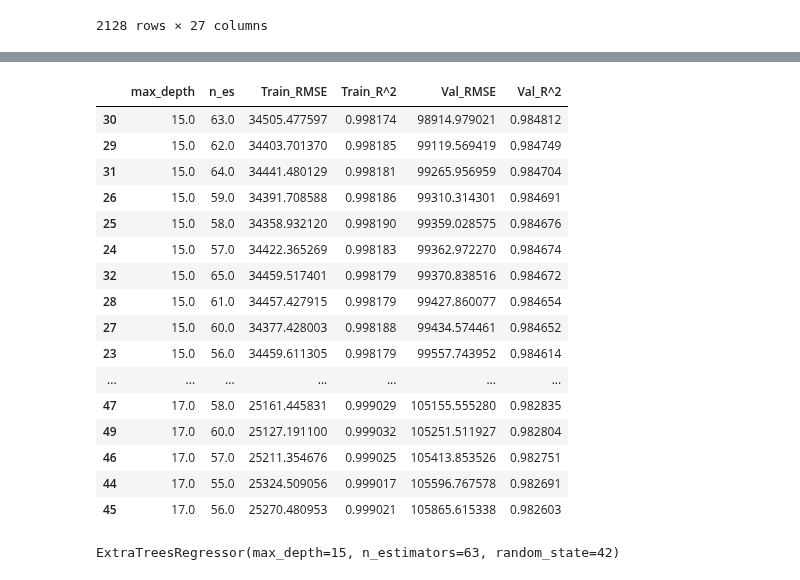
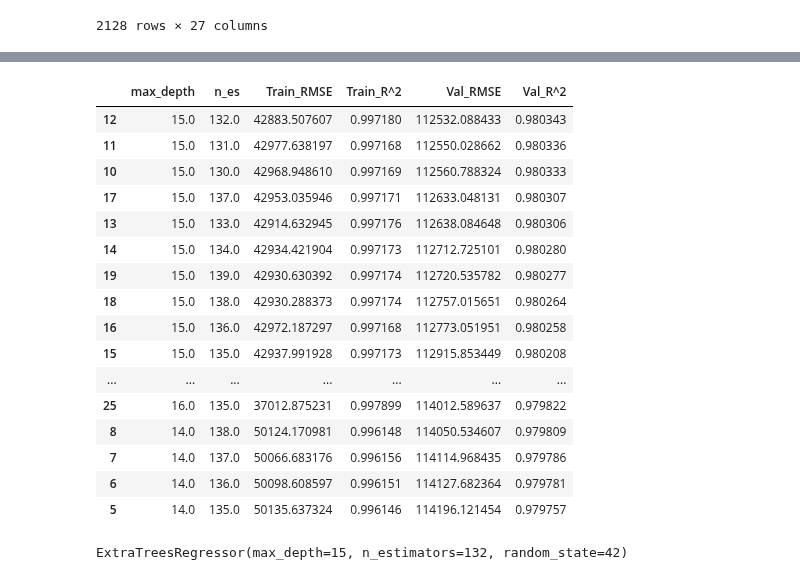
Before and after one commit to khoa2181/DataPreparation, a Jupyter notebook: Tran Minh Khoa_Final Data Preparation.ipynb, the cells around one changed output, grey strips where cells are left out. Drawn from its saved outputs; the diff is of its cells as text; code cells hidden in the pictures.

```diff
--- a/Tran Minh Khoa_Final Data Preparation.ipynb
+++ b/Tran Minh Khoa_Final Data Preparation.ipynb
@@ -62,19 +62,11 @@ for i in [train, test]:
     i['n_owner'].replace(to_replace='Test Drive Car', value=-1, inplace=True)
 # %%
 for i in [train, test]:
-    i['brand_price'] = i['brand_extend'].copy()
-    for j in i.brand_extend.unique():
-        i['brand_price'].replace(to_replace=j, value = train[train.brand_extend == j].selling_price.mean()/100000, inplace=True)
+    i['brand_price'] = i['brand'].copy()
+    for j in i.brand.unique():
+        i['brand_price'].replace(to_replace=j, value = train[train.brand == j].selling_price.mean()/100000, inplace=True)
 # %%
 #train = train[train['selling_price'] < 9000000]
-# %%
-for i in [train, test]:
-    for j in ['n_mileage', 'n_engine', 'n_max_power', 'torque_nm', 'seats']:
-        for k in i[i[j].isna()].index:
-            i.at[k, j] = train[train.brand_extend == i.loc[k].brand_extend][j].mean()
-# %%
-for i in test[test.brand_price.isna()].index:
-    test.at[i, 'brand_price'] = train[train.brand == test.loc[i].brand].selling_price.mean()/100000
 # %%
 for i in [train, test]:
     for j in ['n_mileage', 'n_engine', 'n_max_power', 'torque_nm', 'seats']:
@@ -240,45 +232,45 @@ from sklearn import metrics
 # %%
 result3 = pd.DataFrame(columns=['max_depth','n_es', 'Train_RMSE', 'Train_R^2', 'Val_RMSE', 'Val_R^2'])
 
-for i in range(13,18):
-    for j in range(55,66):
+for i in range(14,17):
+    for j in range(130,140):
         extra_tree = ExtraTreesRegressor(random_state=42, max_depth=i, n_estimators=j)
         extra_tree.fit(x_train,y_train)
 
         train_pred = extra_tree.predict(x_train)
         val_pred = extra_tree.predict(x_val)
 
         train_rmse = np.sqrt(metrics.mean_squared_error(y_train, train_pred))
         train_r2 = metrics.r2_score(y_train, train_pred)
         val_rmse = np.sqrt(metrics.mean_squared_error(y_val, val_pred))
         val_r2 = metrics.r2_score(y_val, val_pred)
 
         result3 = result3.append(pd.Series({'max_depth': i,'n_es': j, 'Train_RMSE':train_rmse, 'Train_R^2':train_r2, 'Val_RMSE':val_rmse, 'Val_R^2':val_r2}), ignore_index=True)
 
 result3.sort_values(by='Val_RMSE')
 # %% [output]
 |  | max_depth | n_es | Train_RMSE | Train_R^2 | Val_RMSE | Val_R^2 |
-| 30 | 15.0 | 63.0 | 34505.477597 | 0.998174 | 98914.979021 | 0.984812 |
-| 29 | 15.0 | 62.0 | 34403.701370 | 0.998185 | 99119.569419 | 0.984749 |
-| 31 | 15.0 | 64.0 | 34441.480129 | 0.998181 | 99265.956959 | 0.984704 |
-| 26 | 15.0 | 59.0 | 34391.708588 | 0.998186 | 99310.314301 | 0.984691 |
-| 25 | 15.0 | 58.0 | 34358.932120 | 0.998190 | 99359.028575 | 0.984676 |
-| 24 | 15.0 | 57.0 | 34422.365269 | 0.998183 | 99362.972270 | 0.984674 |
-| 32 | 15.0 | 65.0 | 34459.517401 | 0.998179 | 99370.838516 | 0.984672 |
-| 28 | 15.0 | 61.0 | 34457.427915 | 0.998179 | 99427.860077 | 0.984654 |
-| 27 | 15.0 | 60.0 | 34377.428003 | 0.998188 | 99434.574461 | 0.984652 |
-| 23 | 15.0 | 56.0 | 34459.611305 | 0.998179 | 99557.743952 | 0.984614 |
+| 12 | 15.0 | 132.0 | 42883.507607 | 0.997180 | 112532.088433 | 0.980343 |
+| 11 | 15.0 | 131.0 | 42977.638197 | 0.997168 | 112550.028662 | 0.980336 |
+| 10 | 15.0 | 130.0 | 42968.948610 | 0.997169 | 112560.788324 | 0.980333 |
+| 17 | 15.0 | 137.0 | 42953.035946 | 0.997171 | 112633.048131 | 0.980307 |
+| 13 | 15.0 | 133.0 | 42914.632945 | 0.997176 | 112638.084648 | 0.980306 |
+| 14 | 15.0 | 134.0 | 42934.421904 | 0.997173 | 112712.725101 | 0.980280 |
+| 19 | 15.0 | 139.0 | 42930.630392 | 0.997174 | 112720.535782 | 0.980277 |
+| 18 | 15.0 | 138.0 | 42930.288373 | 0.997174 | 112757.015651 | 0.980264 |
+| 16 | 15.0 | 136.0 | 42972.187297 | 0.997168 | 112773.051951 | 0.980258 |
+| 15 | 15.0 | 135.0 | 42937.991928 | 0.997173 | 112915.853449 | 0.980208 |
 | ... | ... | ... | ... | ... | ... | ... |
-| 47 | 17.0 | 58.0 | 25161.445831 | 0.999029 | 105155.555280 | 0.982835 |
-| 49 | 17.0 | 60.0 | 25127.191100 | 0.999032 | 105251.511927 | 0.982804 |
-| 46 | 17.0 | 57.0 | 25211.354676 | 0.999025 | 105413.853526 | 0.982751 |
-| 44 | 17.0 | 55.0 | 25324.509056 | 0.999017 | 105596.767578 | 0.982691 |
-| 45 | 17.0 | 56.0 | 25270.480953 | 0.999021 | 105865.615338 | 0.982603 |
+| 25 | 16.0 | 135.0 | 37012.875231 | 0.997899 | 114012.589637 | 0.979822 |
+| 8 | 14.0 | 138.0 | 50124.170981 | 0.996148 | 114050.534607 | 0.979809 |
+| 7 | 14.0 | 137.0 | 50066.683176 | 0.996156 | 114114.968435 | 0.979786 |
+| 6 | 14.0 | 136.0 | 50098.608597 | 0.996151 | 114127.682364 | 0.979781 |
+| 5 | 14.0 | 135.0 | 50135.637324 | 0.996146 | 114196.121454 | 0.979757 |
 # %%
-extra_tree = ExtraTreesRegressor(random_state=42, max_depth=15, n_estimators=63)
+extra_tree = ExtraTreesRegressor(random_state=42, max_depth=15, n_estimators=132)
 extra_tree.fit(x_train,y_train)
 # %% [output]
-ExtraTreesRegressor(max_depth=15, n_estimators=63, random_state=42)
+ExtraTreesRegressor(max_depth=15, n_estimators=132, random_state=42)
 # %%
 train_pred = extra_tree.predict(x_train)
 val_pred = extra_tree.predict(x_val)
```
Also changed, not shown: parts of 6 cells of this notebook.
